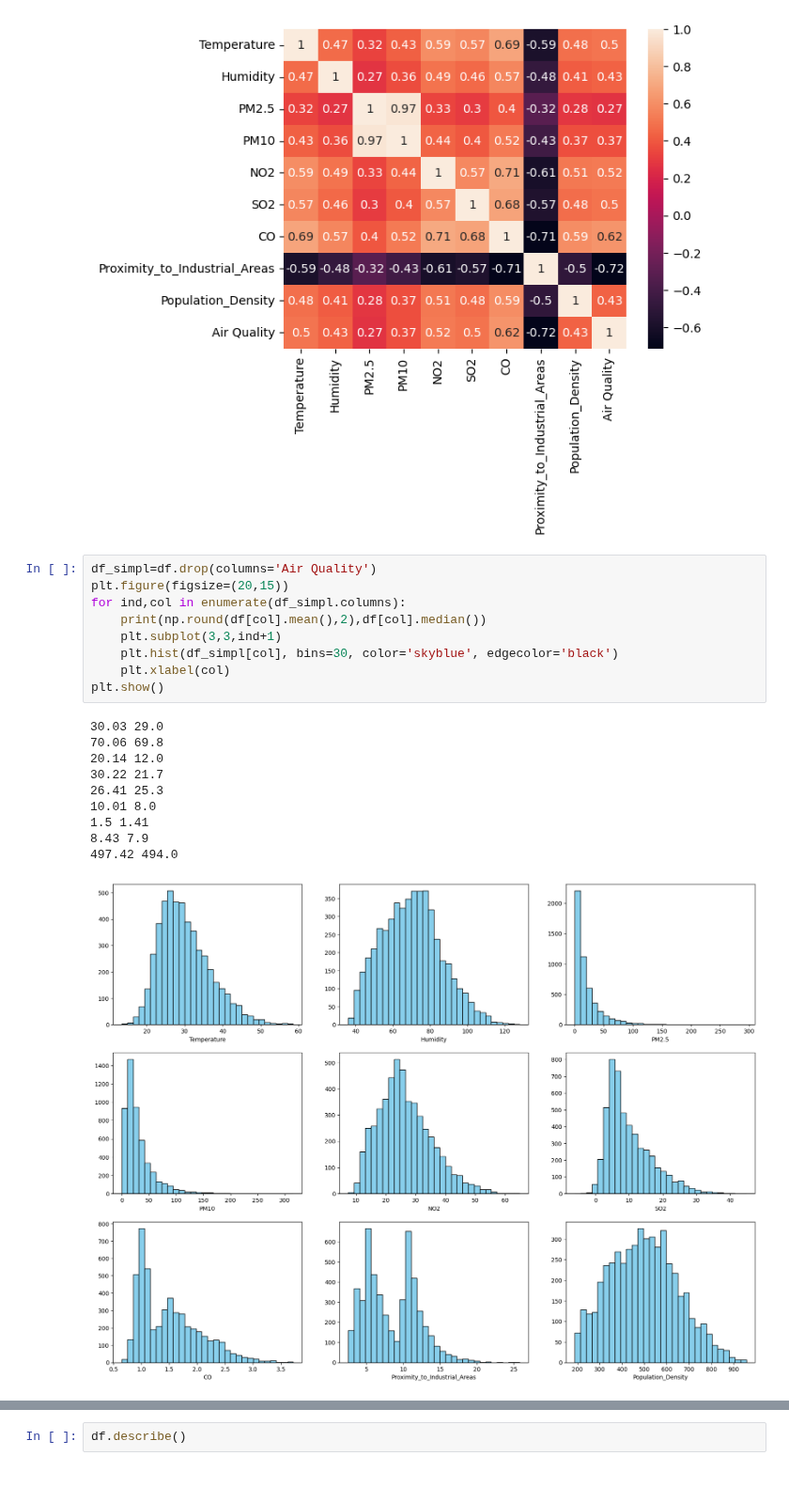
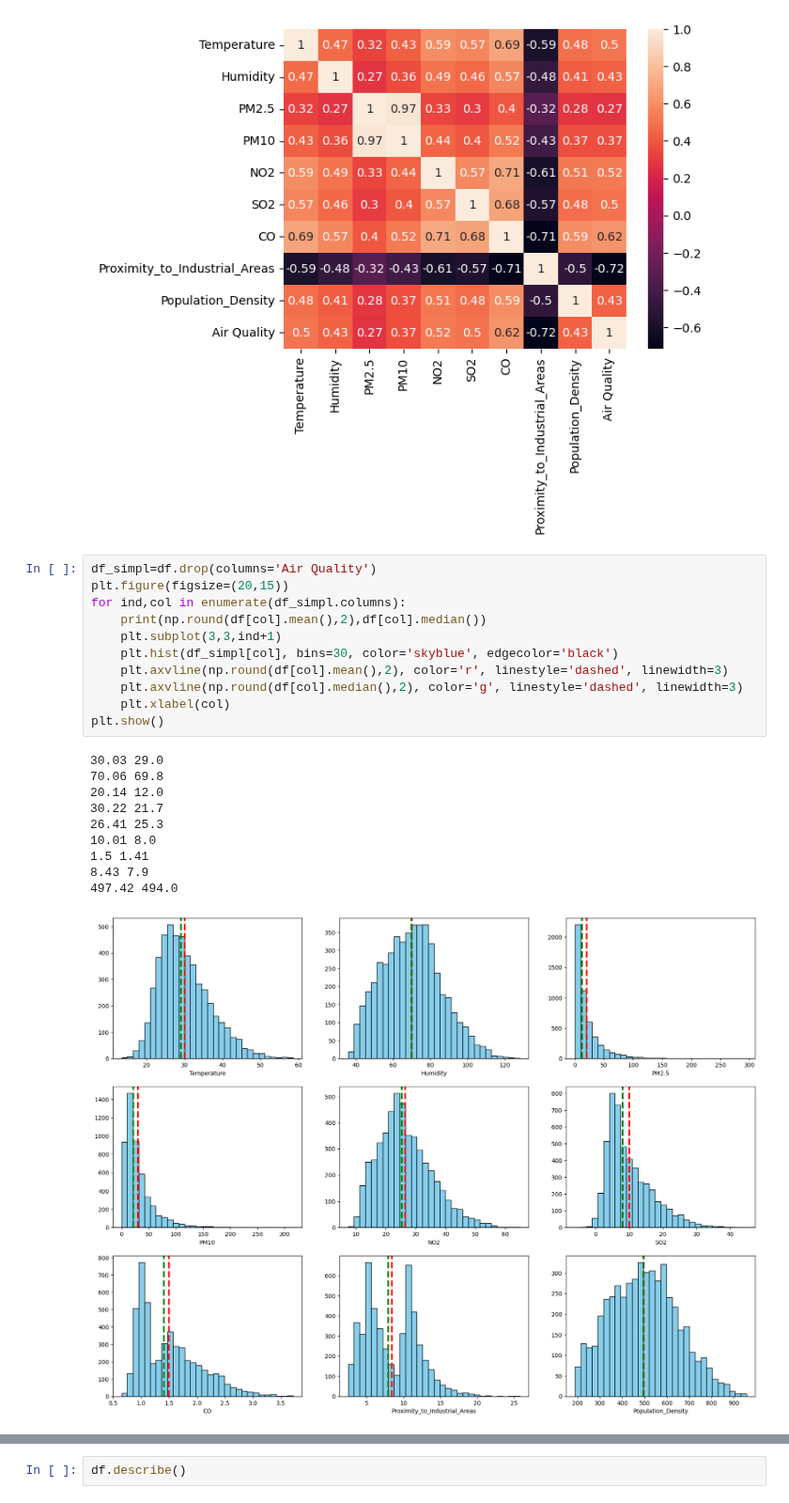
Before and after one commit to markoandjel/MachineLearning, a Jupyter notebook: Projekat I/main.ipynb, the cells around one changed output, grey strips where cells are left out. Shown at 94% size. Cells and saved outputs as stored; diff of their text form.

```diff
--- a/Projekat I/main.ipynb
+++ b/Projekat I/main.ipynb
@@ -71,20 +71,22 @@ seaborn.heatmap(correlation,annot=True)
 # %%
 df_simpl=df.drop(columns='Air Quality')
 plt.figure(figsize=(20,15))
 for ind,col in enumerate(df_simpl.columns):
     print(np.round(df[col].mean(),2),df[col].median())
     plt.subplot(3,3,ind+1)
     plt.hist(df_simpl[col], bins=30, color='skyblue', edgecolor='black')
+    plt.axvline(np.round(df[col].mean(),2), color='r', linestyle='dashed', linewidth=3)
+    plt.axvline(np.round(df[col].median(),2), color='g', linestyle='dashed', linewidth=3)
     plt.xlabel(col)
 plt.show()
 # %% [output]
 30.03 29.0
 70.06 69.8
 20.14 12.0
 30.22 21.7
 26.41 25.3
 10.01 8.0
 1.5 1.41
 8.43 7.9
 497.42 494.0
-[figure, old version]
+[figure, new version]
```
Also changed, not shown: parts of 3 cells of this notebook, 1 other file.
